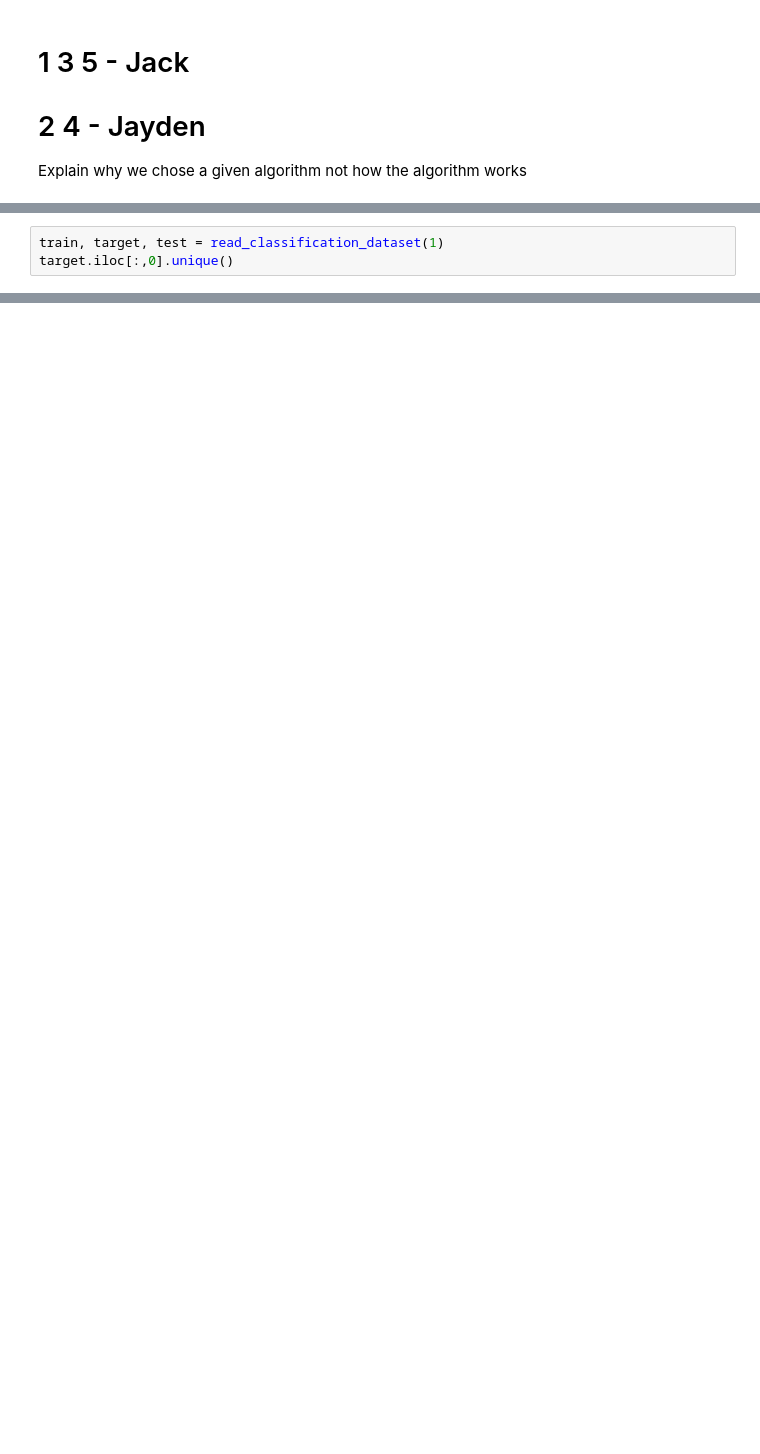
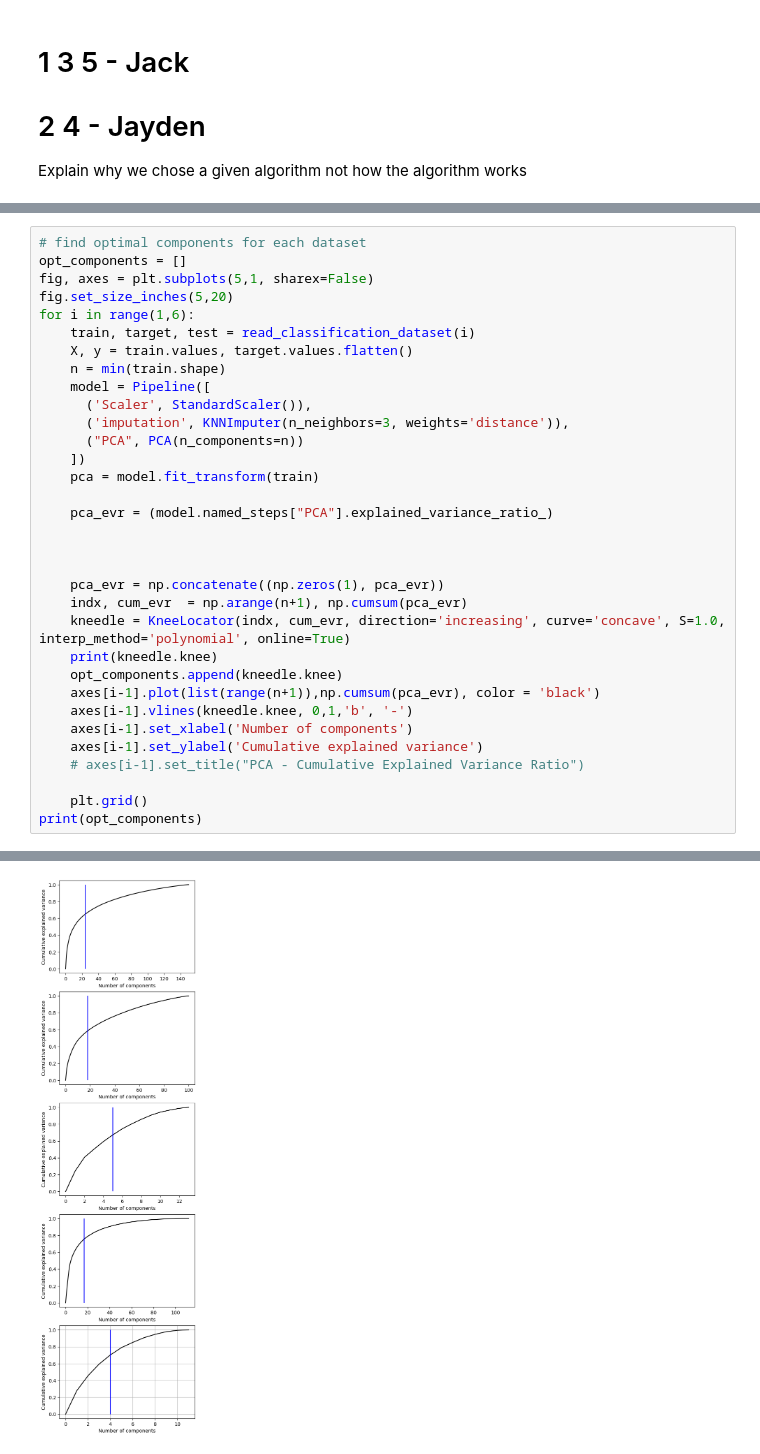
Before and after one commit to jamorr/ml_classification_na_estimation, a Jupyter notebook: classification.ipynb, the cells around one changed output, grey strips where cells are left out. Saved outputs shown, nothing was run; the diff lists cells and outputs as text; blank space fills up the shorter version.

Commit message:
added model for 1 and 2

```diff
--- a/classification.ipynb
+++ b/classification.ipynb
@@ -27,3 +30,0 @@ Intel(R) Extension for Scikit-learn* enabled (https://github.com/intel/scikit-le
-# %%
-train, target, test = read_classification_dataset(1)
-target.iloc[:,0].unique()
@@ -175,0 +234,34 @@ array([0.82222222, 0.9637037 , 0.847343  , 0.85333333, 0.9503876 ])
+# %%
+# find optimal components for each dataset
+opt_components = []
+fig, axes = plt.subplots(5,1, sharex=False)
+fig.set_size_inches(5,20)
+for i in range(1,6):
+    train, target, test = read_classification_dataset(i)
+    X, y = train.values, target.values.flatten()
+    n = min(train.shape)
+    model = Pipeline([
+      ('Scaler', StandardScaler()),
+      ('imputation', KNNImputer(n_neighbors=3, weights='distance')),
+      ("PCA", PCA(n_components=n))
+    ])
+    pca = model.fit_transform(train)
+
+    pca_evr = (model.named_steps["PCA"].explained_variance_ratio_)
+
+
+
+    pca_evr = np.concatenate((np.zeros(1), pca_evr))
+    indx, cum_evr  = np.arange(n+1), np.cumsum(pca_evr)
+    kneedle = KneeLocator(indx, cum_evr, direction='increasing', curve='concave', S=1.0, interp_method='polynomial', online=True)
+    print(kneedle.knee)
+    opt_components.append(kneedle.knee)
+    axes[i-1].plot(list(range(n+1)),np.cumsum(pca_evr), color = 'black')
+    axes[i-1].vlines(kneedle.knee, 0,1,'b', '-')
+    axes[i-1].set_xlabel('Number of components')
+    axes[i-1].set_ylabel('Cumulative explained variance')
+    # axes[i-1].set_title("PCA - Cumulative Explained Variance Ratio")
+
+    plt.grid()
+print(opt_components)
+# %% [output]
@@ -176 +279,2 @@ array([0.82222222, 0.9637037 , 0.847343  , 0.85333333, 0.9503876 ])
+[figure, added]
 # %%
```
Also changed, not shown: parts of 16 cells of this notebook, 6 other files.
